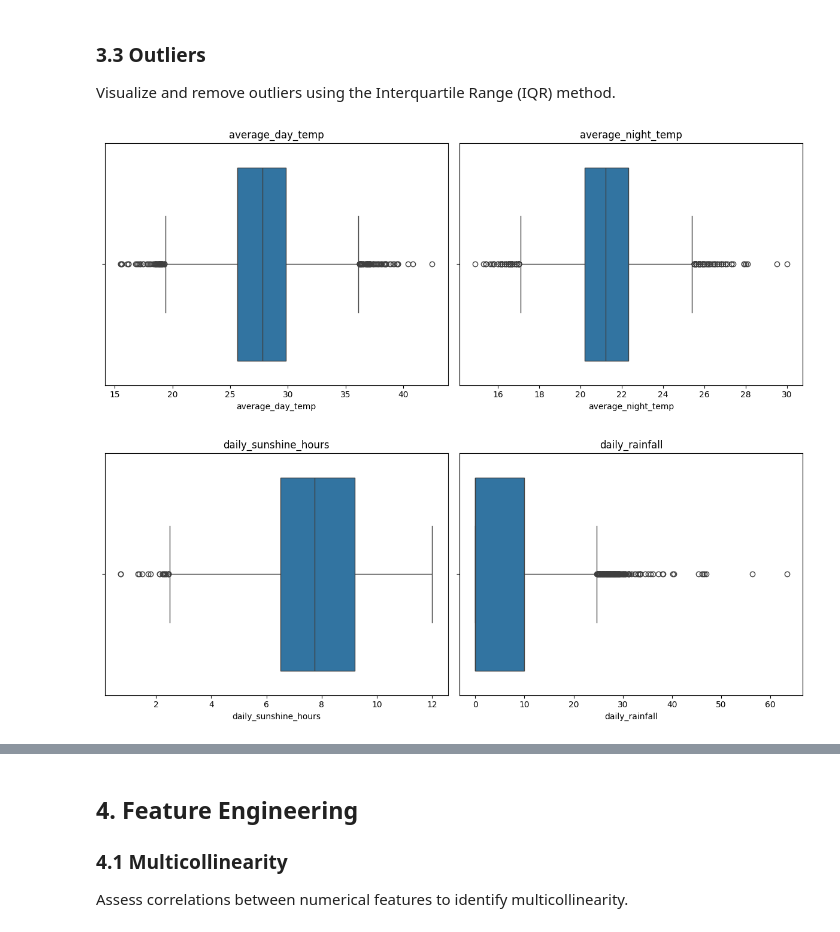
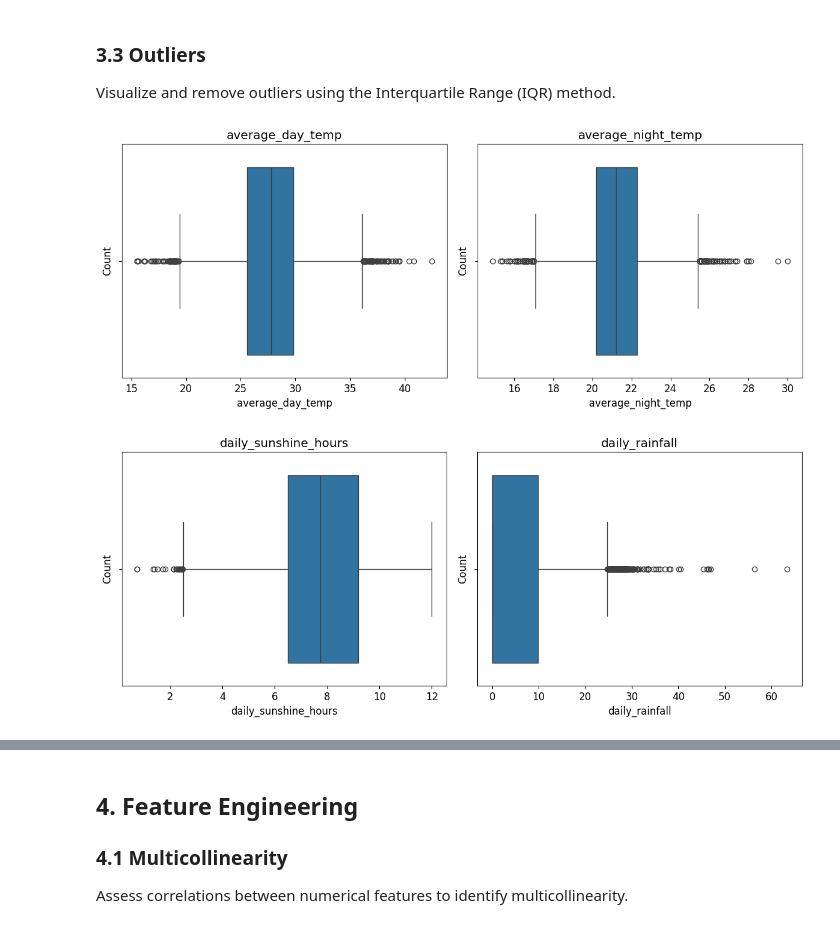
Before and after one commit to mdjubaer12/ML-Based-Decision-Support-for-Rice-Cultivation-Suitability-in-Bangladesh, a Jupyter notebook: rice_yield_analysis.ipynb, the cells around one changed output, grey strips where cells are left out. Saved outputs shown, nothing was run; the diff lists cells and outputs as text; code cells hidden in the pictures.

```diff
--- a/rice_yield_analysis.ipynb
+++ b/rice_yield_analysis.ipynb
@@ -168,24 +179,27 @@ Visualize and remove outliers using the Interquartile Range (IQR) method.
 # %%
 # Check for outliers and visualize them (two boxplots at a time)
 def plot_boxplot_two_columns(df):
     numerical_columns = df.select_dtypes(include='number').columns
     for i in range(0, len(numerical_columns), 2):  # Iterate in steps of 2
         fig, axes = plt.subplots(1, 2, figsize=(12, 5))  # Create a 1-row, 2-column layout
         axes = axes.flatten()
         for j, column in enumerate(numerical_columns[i:i+2]):  # Plot up to 2 columns at a time
             sns.boxplot(x=df[column], ax=axes[j])
+            axes[j].set_title(column, fontsize=20, pad=10)  # Larger title font
+            axes[j].set_xlabel(column, fontsize=12)  # Larger x-label
+            axes[j].set_ylabel('Count', fontsize=12)  # Larger y-label
             axes[j].set_title(column)
         # Hide any unused subplot (if there are fewer than 2 columns in the last iteration)
         if len(numerical_columns[i:i+2]) < 2:
             axes[1].axis('off')
         plt.tight_layout()
         plt.show()
 
 # Call the function to plot boxplots
 plot_boxplot_two_columns(df)
 # %% [output]
-[figure, old version]
+[figure, new version]
-[figure, old version]
+[figure, new version]
 # %%
 # Remove outliers using IQR method
 def remove_outliers_iqr(df):
```
Also changed, not shown: parts of 19 cells of this notebook, 25 other files.
